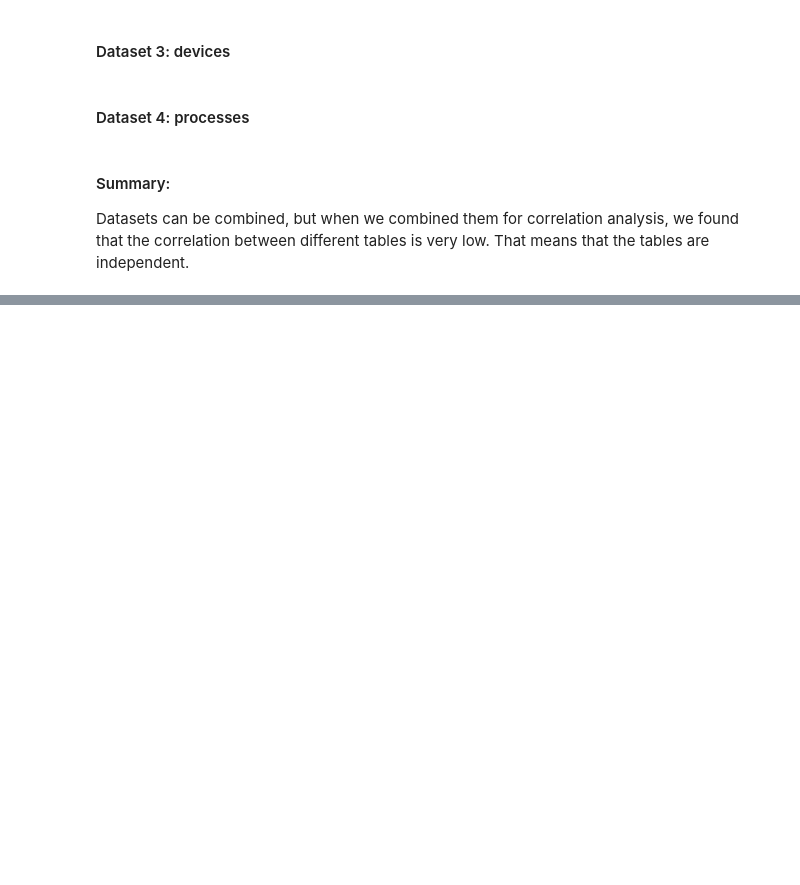
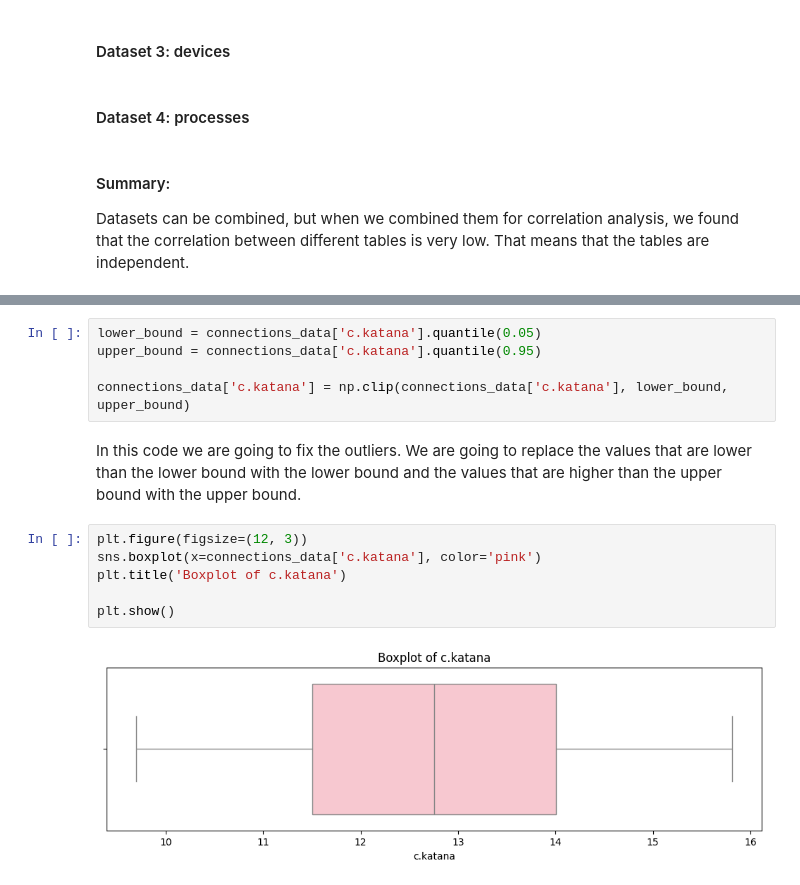
Before and after one commit to myrres0/IAU-2024, a Jupyter notebook: phase-1.ipynb, the cells around one changed output, grey strips where cells are left out. Cells and saved outputs as stored; diff of their text form; blank space fills up the shorter version.

```diff
--- a/phase-1.ipynb
+++ b/phase-1.ipynb
@@ -760,0 +888,15 @@ Datasets can be combined, but when we combined them for correlation analysis, we
+# %%
+lower_bound = connections_data['c.katana'].quantile(0.05)
+upper_bound = connections_data['c.katana'].quantile(0.95)
+
+connections_data['c.katana'] = np.clip(connections_data['c.katana'], lower_bound, upper_bound)
+# %% [markdown]
+In this code we are going to fix the outliers. We are going to replace the values that are lower than the lower bound with the lower bound and the values that are higher than the upper bound with the upper bound.
+# %%
+plt.figure(figsize=(12, 3))
+sns.boxplot(x=connections_data['c.katana'], color='pink')
+plt.title('Boxplot of c.katana')
+
+plt.show()
+# %% [output]
+[figure, added]
```
Also changed, not shown: parts of 35 cells of this notebook.
